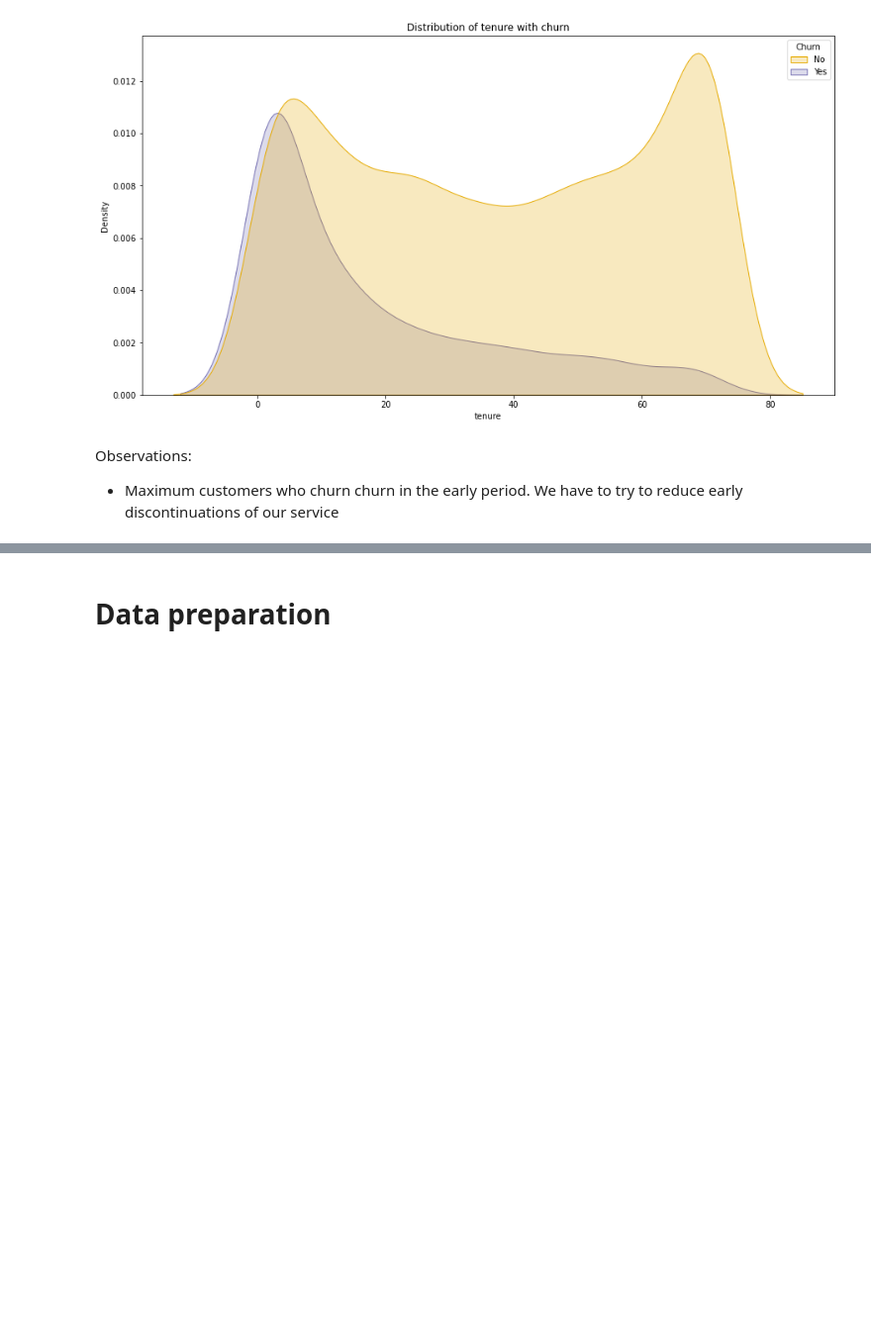
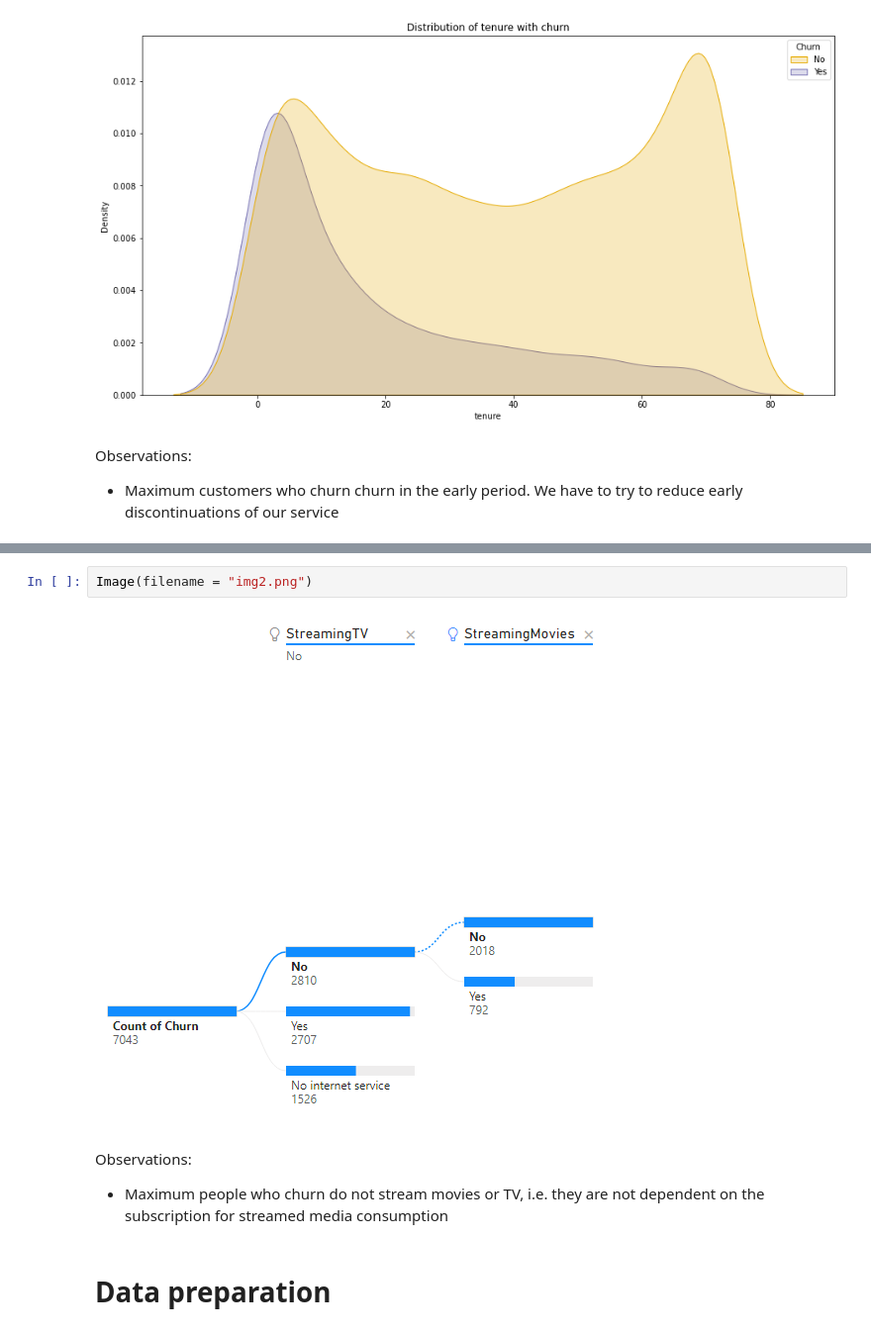
Before and after one commit to AnupamMisra/Data-science-projects, a Jupyter notebook: Customer_churn/firstnb.ipynb, the cells around one changed output, grey strips where cells are left out. Shown: that part at 99% size. Saved outputs shown, nothing was run; the diff lists cells and outputs as text; blank space fills up the shorter version.

```diff
--- a/Customer_churn/firstnb.ipynb
+++ b/Customer_churn/firstnb.ipynb
@@ -149,3 +163,11 @@ Observations:
+# %%
+Image(filename = "img2.png")
+# %% [output]
+[figure, added]
+# %% [markdown]
+Observations:
+
+* Maximum people who churn do not stream movies or TV, i.e. they are not dependent on the subscription for streamed media consumption
 # %% [markdown]
 # Data preparation
 # %%
```
Also changed, not shown: parts of 19 cells of this notebook, 2 other files.
